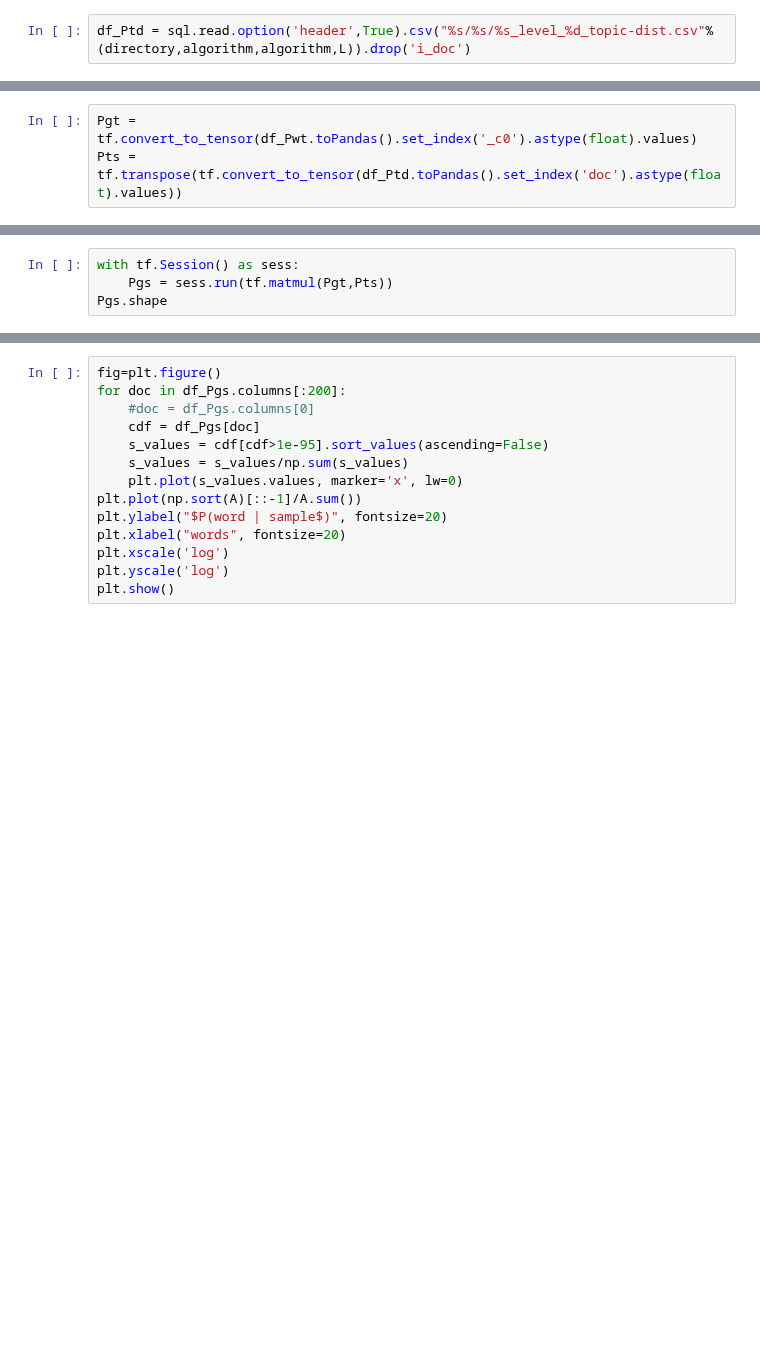
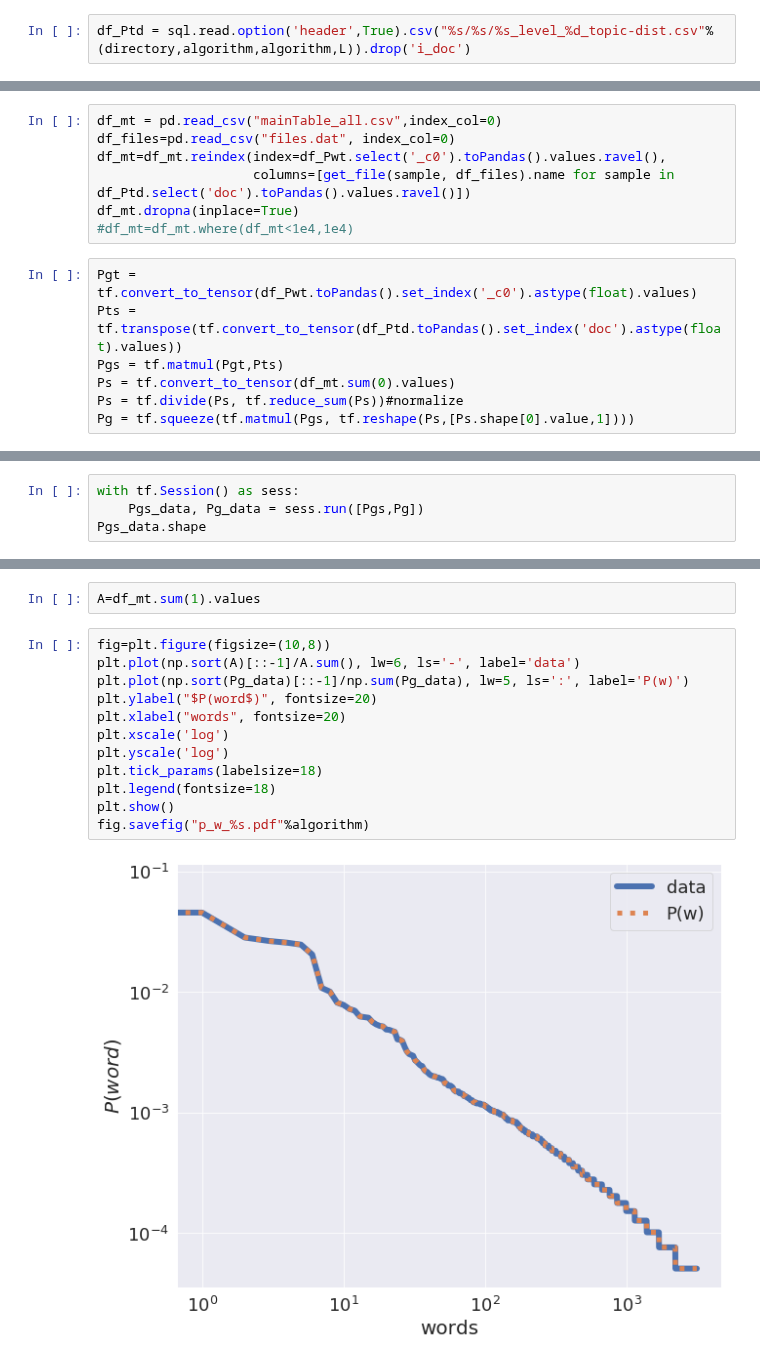
Before and after one commit to fvalle1/master_thesis, a Jupyter notebook: hSBM_word-dist.ipynb, the cells around one changed output, grey strips where cells are left out. Cells and saved outputs as stored; diff of their text form; blank space fills up the shorter version.

```diff
--- a/hSBM_word-dist.ipynb
+++ b/hSBM_word-dist.ipynb
@@ -65,3 +72,14 @@ import tensorflow as tf
+# %%
+df_mt = pd.read_csv("mainTable_all.csv",index_col=0)
+df_files=pd.read_csv("files.dat", index_col=0)
+df_mt=df_mt.reindex(index=df_Pwt.select('_c0').toPandas().values.ravel(),
+                    columns=[get_file(sample, df_files).name for sample in df_Ptd.select('doc').toPandas().values.ravel()])
+df_mt.dropna(inplace=True)
+#df_mt=df_mt.where(df_mt<1e4,1e4)
 # %%
 Pgt = tf.convert_to_tensor(df_Pwt.toPandas().set_index('_c0').astype(float).values)
 Pts = tf.transpose(tf.convert_to_tensor(df_Ptd.toPandas().set_index('doc').astype(float).values))
+Pgs = tf.matmul(Pgt,Pts)
+Ps = tf.convert_to_tensor(df_mt.sum(0).values)
+Ps = tf.divide(Ps, tf.reduce_sum(Ps))#normalize
+Pg = tf.squeeze(tf.matmul(Pgs, tf.reshape(Ps,[Ps.shape[0].value,1])))
@@ -72,4 +90,4 @@ Pts
 # %%
 with tf.Session() as sess:
-    Pgs = sess.run(tf.matmul(Pgt,Pts))
-Pgs.shape
+    Pgs_data, Pg_data = sess.run([Pgs,Pg])
+Pgs_data.shape
@@ -80,14 +98,16 @@ A=np.genfromtxt("A.dat")
+# %%
+A=df_mt.sum(1).values
 # %%
-fig=plt.figure()
-for doc in df_Pgs.columns[:200]:
-    #doc = df_Pgs.columns[0]
-    cdf = df_Pgs[doc]
-    s_values = cdf[cdf>1e-95].sort_values(ascending=False)
-    s_values = s_values/np.sum(s_values)
-    plt.plot(s_values.values, marker='x', lw=0)
-plt.plot(np.sort(A)[::-1]/A.sum())
-plt.ylabel("$P(word | sample$)", fontsize=20)
+fig=plt.figure(figsize=(10,8))
+plt.plot(np.sort(A)[::-1]/A.sum(), lw=6, ls='-', label='data')
+plt.plot(np.sort(Pg_data)[::-1]/np.sum(Pg_data), lw=5, ls=':', label='P(w)')
+plt.ylabel("$P(word$)", fontsize=20)
 plt.xlabel("words", fontsize=20)
 plt.xscale('log')
 plt.yscale('log')
+plt.tick_params(labelsize=18)
+plt.legend(fontsize=18)
 plt.show()
+fig.savefig("p_w_%s.pdf"%algorithm)
+# %% [output]
+[figure, added]
```
Also changed, not shown: parts of 20 cells of this notebook, 10 other files.
